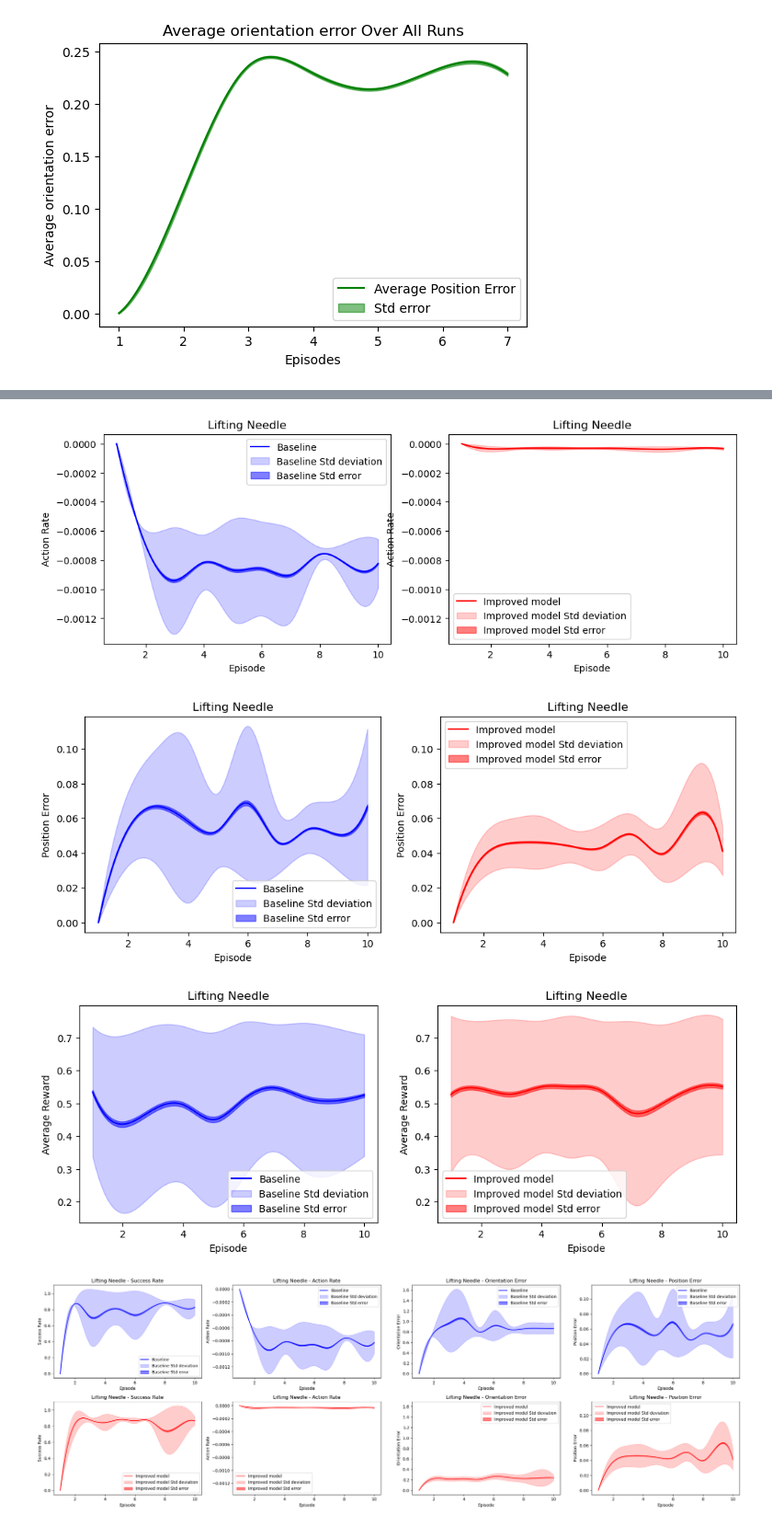
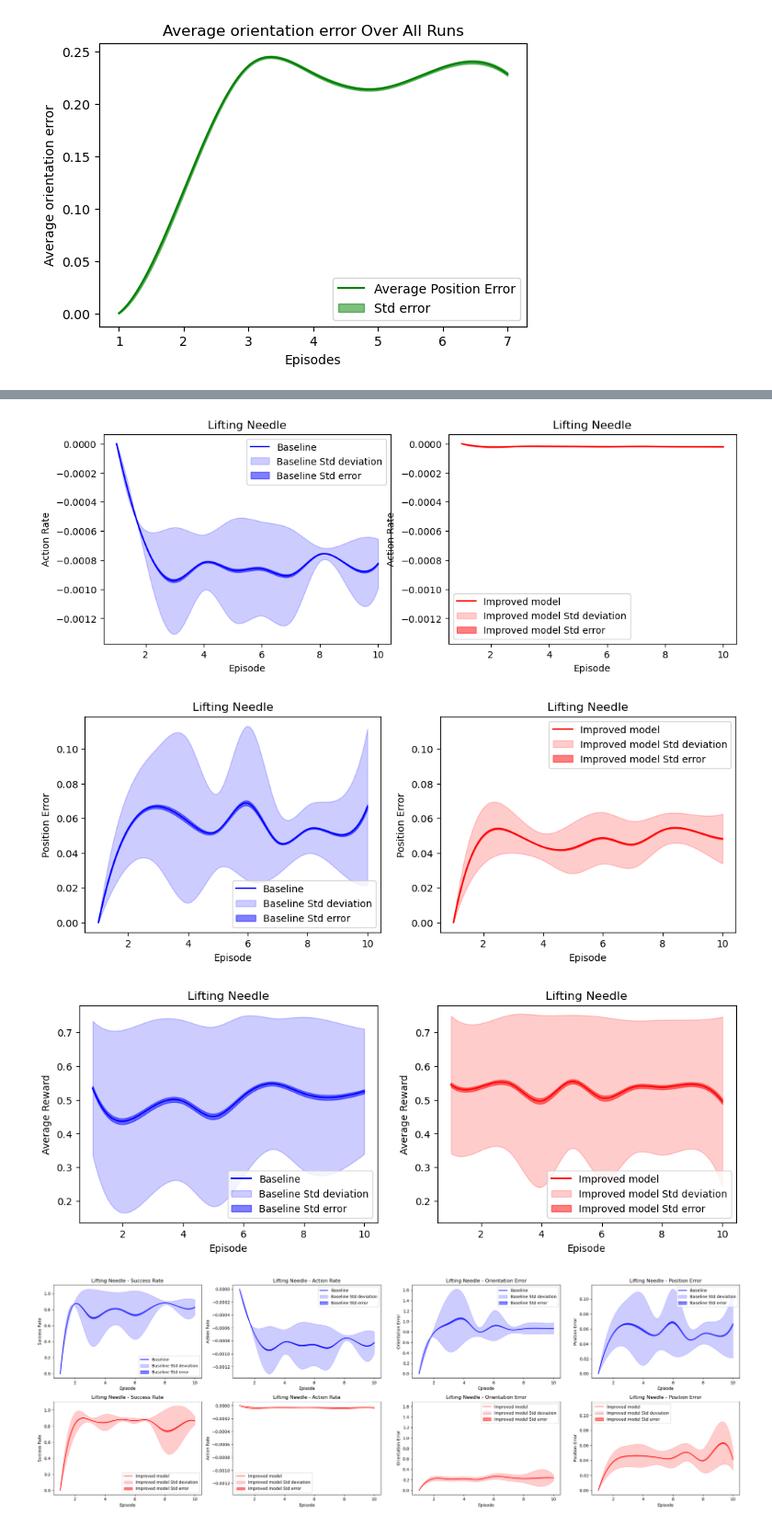
Before and after one commit to marcali/orbit-surgical-marcali, a Jupyter notebook: tables.ipynb, the cells around one changed output, grey strips where cells are left out. Shown at 92% size. Drawn from its saved outputs; the diff is of its cells as text; code cells hidden in the pictures.

```diff
--- a/tables.ipynb
+++ b/tables.ipynb
@@ -898,10 +903,10 @@ def process_and_plot(file_path, ax, label, color):
     df = pd.read_csv(file_path)
 
     # Ensure 'Success rate' contains only numeric values
-    df['Success rate'] = pd.to_numeric(df['Success rate'], errors='coerce')
+    df['lifting_object'] = pd.to_numeric(df['lifting_object'], errors='coerce')
 
     # Group by epoch and calculate mean, std, and standard error
-    grouped_clean = df.groupby('Epoch')['Success rate'].agg(['mean', 'std'])
+    grouped_clean = df.groupby('Episode')['lifting_object'].agg(['mean', 'std'])
     grouped_clean['stderr'] = grouped_clean['std'] / np.sqrt(df['Episode'].value_counts().sort_index())
     print(df['Episode'].value_counts().sort_index())
 
@@ -922,14 +927,14 @@ def process_and_plot(file_path, ax, label, color):
     ax.fill_between(epochs_smooth, mean_smooth - std_smooth, mean_smooth + std_smooth, color=color, alpha=0.2, label=f'{label} Std deviation')
     ax.fill_between(epochs_smooth, mean_smooth - stderr_smooth, mean_smooth + stderr_smooth, color=color, alpha=0.5, label=f'{label} Std error')
     ax.set_xlabel('Epoch')
-    ax.set_ylabel('Success Rate')
-    ax.set_title('Lifting Needle')
+    ax.set_ylabel('Reward')
+    ax.set_title('Lifting Needle Rward Over All Runs')
     ax.legend(loc='best')
 
 # List of file paths and labels
 datasets = [
     ('data/inference/performance_log_og2.csv', 'Baseline', 'blue'),
-    ('data/inference/performance_log_best2.csv', 'Improved model', 'red')
+    ('data/inference/performance_log_asym.csv', 'Improved model', 'red')
 ]
 
 # Create subplots
@@ -1008,7 +1013,7 @@ def process_and_plot(file_path, ax, label, color):
 # List of file paths and labels
 datasets = [
     ('data/inference/performance_log_og2.csv', 'Baseline', 'blue'),
-    ('data/inference/performance_log_best2.csv', 'Improved model', 'red')
+    ('data/inference/performance_log_asym.csv', 'Improved model', 'red')
 ]
 
 # Create subplots
@@ -1026,7 +1031,7 @@ for ax in axs:
 
 plt.show()
 # %% [output]
-[figure, old version]
+[figure, new version]
 # %%
 import pandas as pd
 import numpy as np
@@ -1073,7 +1078,7 @@ def process_and_plot(file_path, ax, label, color):
 # List of file paths and labels
 datasets = [
     ('data/inference/performance_log_og2.csv', 'Baseline', 'blue'),
-    ('data/inference/performance_log_best2.csv', 'Improved model', 'red')
+    ('data/inference/performance_log_asym.csv', 'Improved model', 'red')
 ]
 
 # Create subplots
@@ -1091,7 +1096,7 @@ for ax in axs:
 
 plt.show()
 # %% [output]
-[figure, old version]
+[figure, new version]
 # %%
 import pandas as pd
 import numpy as np
@@ -1129,35 +1134,35 @@ def process_and_plot(file_path, ax, label, color):
     ax.fill_between(epochs_smooth, mean_smooth - stderr_smooth, mean_smooth + stderr_smooth, color=color, alpha=0.5, label=f'{label} Std error')
     ax.set_xlabel('Episode')
     ax.set_ylabel('Average Reward')
     ax.set_title('Lifting Needle')
     ax.legend(loc='best')
 
     # Force display of actual numbers instead of scientific notation
     ax.yaxis.set_major_formatter(ScalarFormatter(useMathText=True))
     ax.ticklabel_format(style='plain', axis='y')
 
 # List of file paths and labels
 datasets = [
     ('data/inference/performance_log_og2.csv', 'Baseline', 'blue'),
-    ('data/inference/performance_log_best2.csv', 'Improved model', 'red')
+    ('data/inference/performance_log_asym.csv', 'Improved model', 'red')
 ]
 
 # Create subplots
 fig, axs = plt.subplots(1, len(datasets), figsize=(6 * len(datasets), 4))
 
 # Process and plot each dataset
 for i, (file_path, label, color) in enumerate(datasets):
     process_and_plot(file_path, axs[i], label, color)
 
 # Ensure the y-axis scale is the same on both graphs
 y_min = min(ax.get_ylim()[0] for ax in axs)
 y_max = max(ax.get_ylim()[1] for ax in axs)
 for ax in axs:
     ax.set_ylim(y_min, y_max)
 
 plt.show()
 # %% [output]
-[figure, old version]
+[figure, new version]
 # %%
 import pandas as pd
 import numpy as np
```
Also changed, not shown: parts of 4 cells of this notebook, 17 other files.
